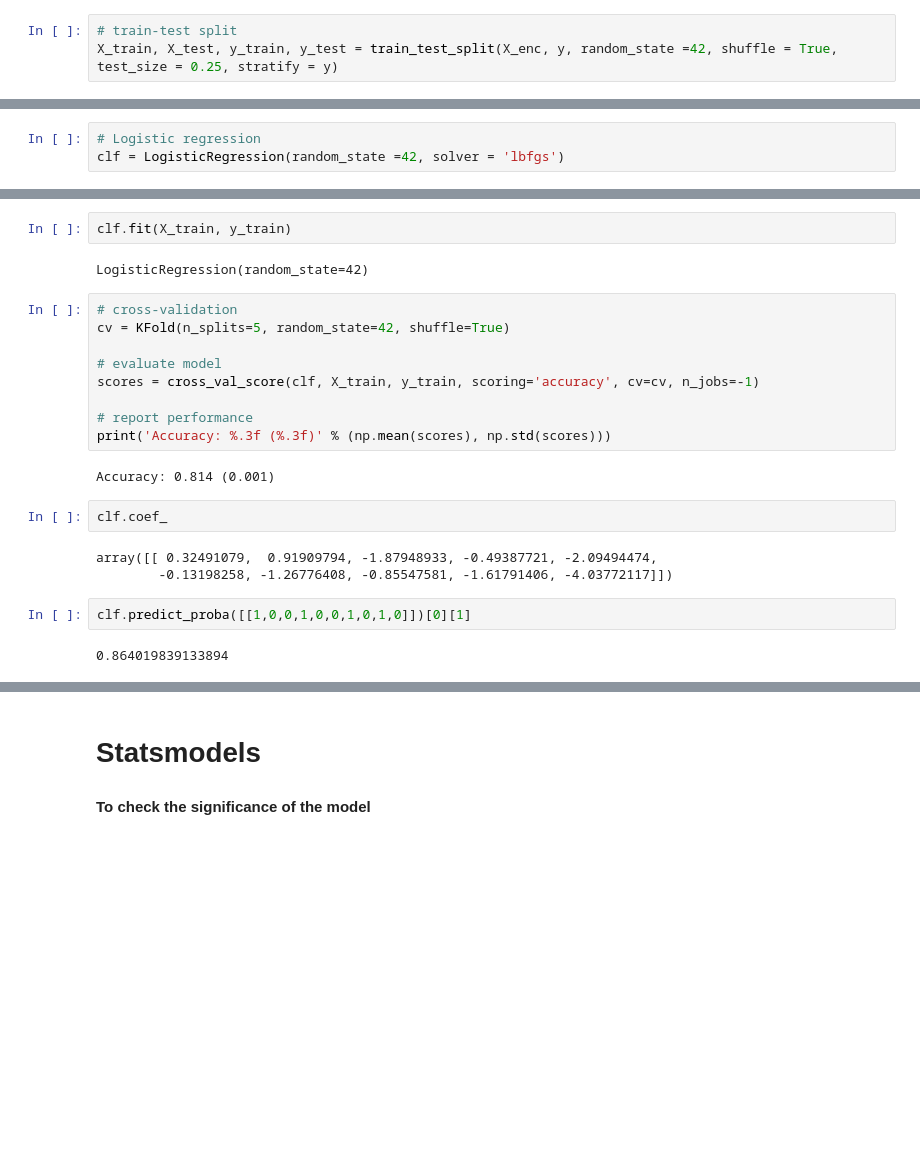
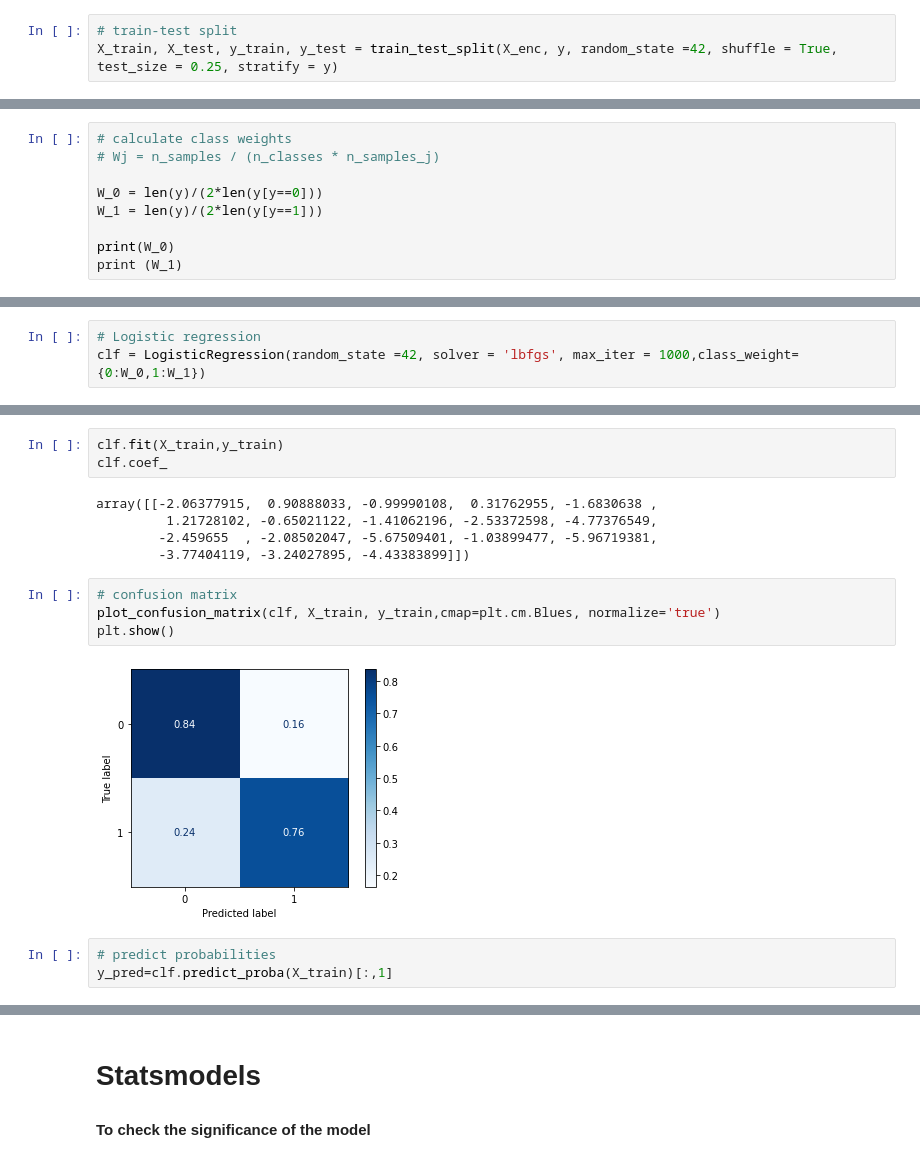
Before and after one commit to alohasiqi/CMM, a Jupyter notebook: NoteBooks/WillPAGetApproved.ipynb, the cells around one changed output, grey strips where cells are left out. Cells and saved outputs as stored; diff of their text form; blank space fills up the shorter version.

```diff
--- a/NoteBooks/WillPAGetApproved.ipynb
+++ b/NoteBooks/WillPAGetApproved.ipynb
@@ -86,0 +109,9 @@ heatmap = sns.heatmap(X_train.corr(), vmin=-1, vmax=1, annot=True)
+# %%
+# calculate class weights
+# Wj = n_samples / (n_classes * n_samples_j)
+
+W_0 = len(y)/(2*len(y[y==0]))
+W_1 = len(y)/(2*len(y[y==1]))
+
+print(W_0)
+print (W_1)
@@ -87,3 +121,3 @@ heatmap = sns.heatmap(X_train.corr(), vmin=-1, vmax=1, annot=True)
 # %%
 # Logistic regression
-clf = LogisticRegression(random_state =42, solver = 'lbfgs')
+clf = LogisticRegression(random_state =42, solver = 'lbfgs', max_iter = 1000,class_weight={0:W_0,1:W_1})
@@ -90,24 +137,17 @@ clf = LogisticRegression(random_state =42, solver = 'lbfgs')
 # %%
-clf.fit(X_train, y_train)
+clf.fit(X_train,y_train)
+clf.coef_
 # %% [output]
-LogisticRegression(random_state=42)
+array([[-2.06377915,  0.90888033, -0.99990108,  0.31762955, -1.6830638 ,
+         1.21728102, -0.65021122, -1.41062196, -2.53372598, -4.77376549,
+        -2.459655  , -2.08502047, -5.67509401, -1.03899477, -5.96719381,
+        -3.77404119, -3.24027895, -4.43383899]])
-# %%
-# cross-validation
-cv = KFold(n_splits=5, random_state=42, shuffle=True)
-
-# evaluate model
-scores = cross_val_score(clf, X_train, y_train, scoring='accuracy', cv=cv, n_jobs=-1)
-
-# report performance
-print('Accuracy: %.3f (%.3f)' % (np.mean(scores), np.std(scores)))
-# %% [output]
-Accuracy: 0.814 (0.001)
-# %%
-clf.coef_
-# %% [output]
-array([[ 0.32491079,  0.91909794, -1.87948933, -0.49387721, -2.09494474,
-        -0.13198258, -1.26776408, -0.85547581, -1.61791406, -4.03772117]])
-# %%
-clf.predict_proba([[1,0,0,1,0,0,1,0,1,0]])[0][1]
-# %% [output]
-0.864019839133894
+# %%
+# confusion matrix
+plot_confusion_matrix(clf, X_train, y_train,cmap=plt.cm.Blues, normalize='true')
+plt.show()
+# %% [output]
+[figure, added]
+# %%
+# predict probabilities
+y_pred=clf.predict_proba(X_train)[:,1]
```
Also changed, not shown: parts of 16 cells of this notebook, 1 other file.
